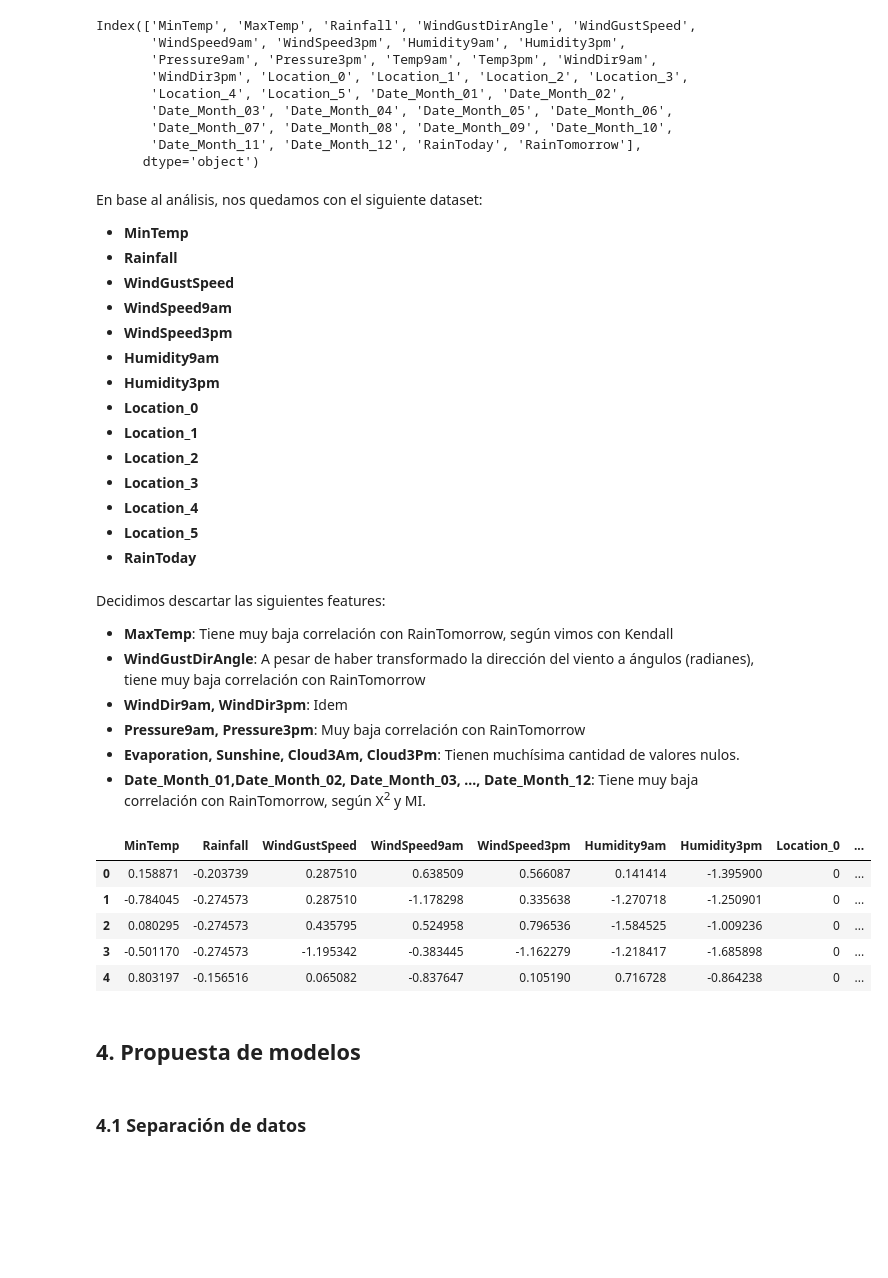
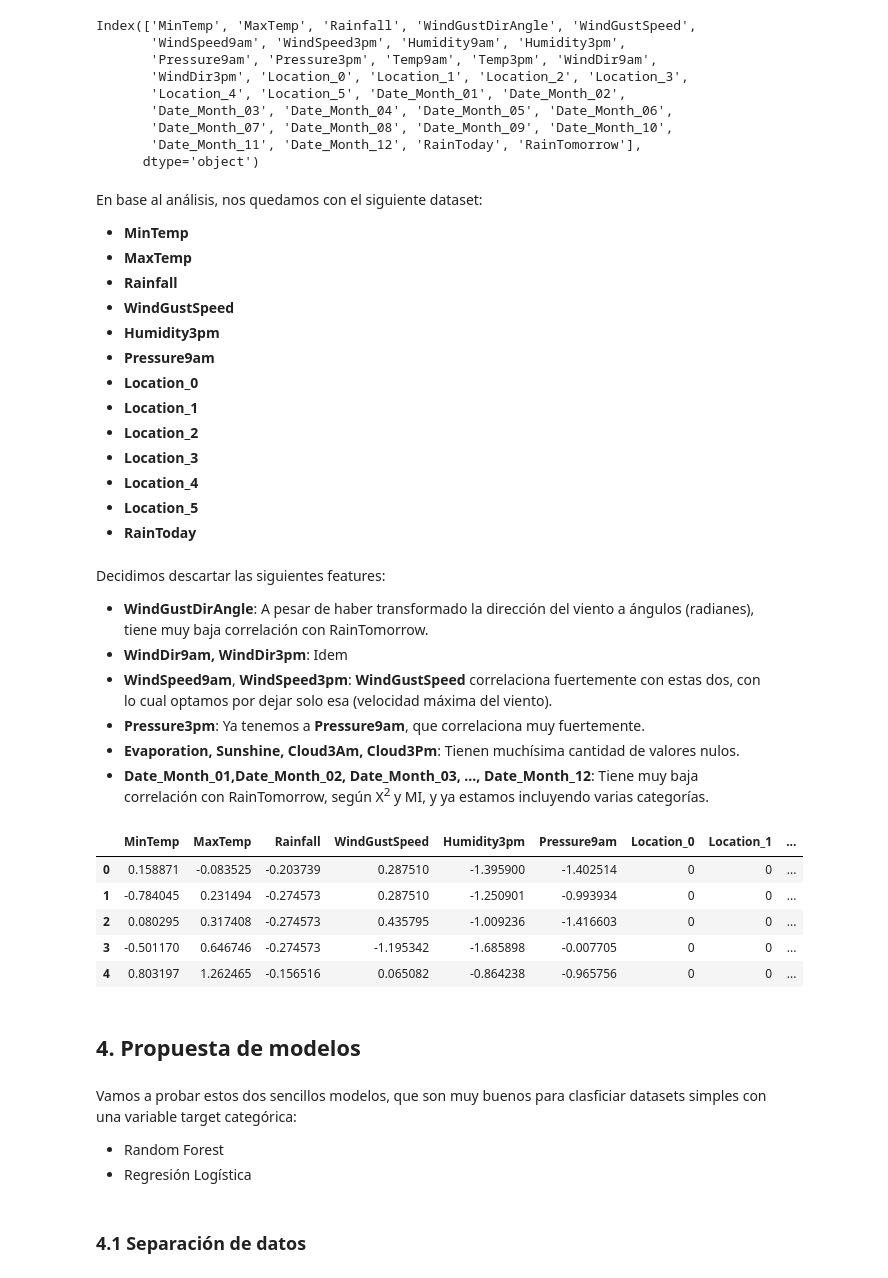
Before and after one commit to fede0ter0/ceia_and_tp_integrador, a Jupyter notebook: tp_integrador.ipynb, the cells around one changed output. Cells and saved outputs as stored; diff of their text form; code cells hidden in the pictures; blank space fills up the shorter version.

Commit message:
agrego modelos

```diff
--- a/tp_integrador.ipynb
+++ b/tp_integrador.ipynb
@@ -873,12 +880,11 @@ Index(['MinTemp', 'MaxTemp', 'Rainfall', 'WindGustDirAngle', 'WindGustSpeed',
 # %% [markdown]
 En base al análisis, nos quedamos con el siguiente dataset:
 - **MinTemp**
+- **MaxTemp**
 - **Rainfall**
 - **WindGustSpeed**
-- **WindSpeed9am**
-- **WindSpeed3pm**
-- **Humidity9am**
 - **Humidity3pm**
+- **Pressure9am**
 - **Location_0**
 - **Location_1**
 - **Location_2**
@@ -888,51 +894,50 @@ En base al análisis, nos quedamos con el siguiente dataset:
 - **RainToday**
 # %% [markdown]
 Decidimos descartar las siguientes features:
-- **MaxTemp**: Tiene muy baja correlación con RainTomorrow, según vimos con Kendall
-- **WindGustDirAngle**: A pesar de haber transformado la dirección del viento a ángulos (radianes), tiene muy baja correlación con RainTomorrow
+- **WindGustDirAngle**: A pesar de haber transformado la dirección del viento a ángulos (radianes), tiene muy baja correlación con RainTomorrow.
 - **WindDir9am, WindDir3pm**: Idem
-- **Pressure9am, Pressure3pm**: Muy baja correlación con RainTomorrow
+- **WindSpeed9am**, **WindSpeed3pm**: **WindGustSpeed** correlaciona fuertemente con estas dos, con lo cual optamos por dejar solo esa (velocidad máxima del viento).
+- **Pressure3pm**: Ya tenemos a **Pressure9am**, que correlaciona muy fuertemente.
 - **Evaporation, Sunshine, Cloud3Am, Cloud3Pm**: Tienen muchísima cantidad de valores nulos.
-- **Date_Month_01,Date_Month_02, Date_Month_03, ..., Date_Month_12**: Tiene muy baja correlación con RainTomorrow, según X<sup>2</sup> y MI.
+- **Date_Month_01,Date_Month_02, Date_Month_03, ..., Date_Month_12**: Tiene muy baja correlación con RainTomorrow, según X<sup>2</sup> y MI, y ya estamos incluyendo varias categorías.
 # %%
 auw_data_preprocessed = df_encoded[
     [
         'MinTemp',
+        'MaxTemp',
         'Rainfall',
         'WindGustSpeed',
-        'WindSpeed9am',
-        'WindSpeed3pm',
-        'Humidity9am',
         'Humidity3pm',
+        'Pressure9am',
         'Location_0',
         'Location_1',
         'Location_2',
         'Location_3',
         'Location_4',
         'Location_5',
-        'RainToday'
+        'RainToday',
+        'RainTomorrow'
     ]
 ]
 # %%
 columns_to_scale_dict = {
     'MinTemp':0,
-    'Rainfall':1,
-    'WindGustSpeed':2,
-    'WindSpeed9am':3,
-    'WindSpeed3pm':4,
-    'Humidity9am':5,
-    'Humidity3pm':6
+    'MaxTemp': 1,
+    'Rainfall':2,
+    'WindGustSpeed':3,
+    'Humidity3pm':4,
+    'Pressure9am':5
 }
 columns_to_scale = list(columns_to_scale_dict.values())
 scaler = StandardScaler()
-X_scaled = auw_data_preprocessed.copy()
-X_scaled.iloc[:,columns_to_scale] = scaler.fit_transform(X_scaled.iloc[:,columns_to_scale])
+data_scaled = auw_data_preprocessed.copy()
+data_scaled.iloc[:,columns_to_scale] = scaler.fit_transform(data_scaled.iloc[:,columns_to_scale])
 # %%
-X_scaled.head(5)
+data_scaled.head(5)
 # %% [output]
-|  | MinTemp | Rainfall | WindGustSpeed | WindSpeed9am | WindSpeed3pm | Humidity9am | Humidity3pm | Location_0 | ... |
-| 0 | 0.158871 | -0.203739 | 0.287510 | 0.638509 | 0.566087 | 0.141414 | -1.395900 | 0 | ... |
-| 1 | -0.784045 | -0.274573 | 0.287510 | -1.178298 | 0.335638 | -1.270718 | -1.250901 | 0 | ... |
-| 2 | 0.080295 | -0.274573 | 0.435795 | 0.524958 | 0.796536 | -1.584525 | -1.009236 | 0 | ... |
-| 3 | -0.501170 | -0.274573 | -1.195342 | -0.383445 | -1.162279 | -1.218417 | -1.685898 | 0 | ... |
-| 4 | 0.803197 | -0.156516 | 0.065082 | -0.837647 | 0.105190 | 0.716728 | -0.864238 | 0 | ... |
+|  | MinTemp | MaxTemp | Rainfall | WindGustSpeed | Humidity3pm | Pressure9am | Location_0 | Location_1 | ... |
+| 0 | 0.158871 | -0.083525 | -0.203739 | 0.287510 | -1.395900 | -1.402514 | 0 | 0 | ... |
+| 1 | -0.784045 | 0.231494 | -0.274573 | 0.287510 | -1.250901 | -0.993934 | 0 | 0 | ... |
+| 2 | 0.080295 | 0.317408 | -0.274573 | 0.435795 | -1.009236 | -1.416603 | 0 | 0 | ... |
+| 3 | -0.501170 | 0.646746 | -0.274573 | -1.195342 | -1.685898 | -0.007705 | 0 | 0 | ... |
+| 4 | 0.803197 | 1.262465 | -0.156516 | 0.065082 | -0.864238 | -0.965756 | 0 | 0 | ... |
@@ -939,4 +947,8 @@ X_scaled.head(5)
 # %% [markdown]
 ## 4. Propuesta de modelos
+# %% [markdown]
+Vamos a probar estos dos sencillos modelos, que son muy buenos para clasficiar datasets simples con una variable target categórica:
+- Random Forest
+- Regresión Logística
 # %% [markdown]
 ### 4.1 Separación de datos
```
Also changed, not shown: parts of 24 cells of this notebook.
